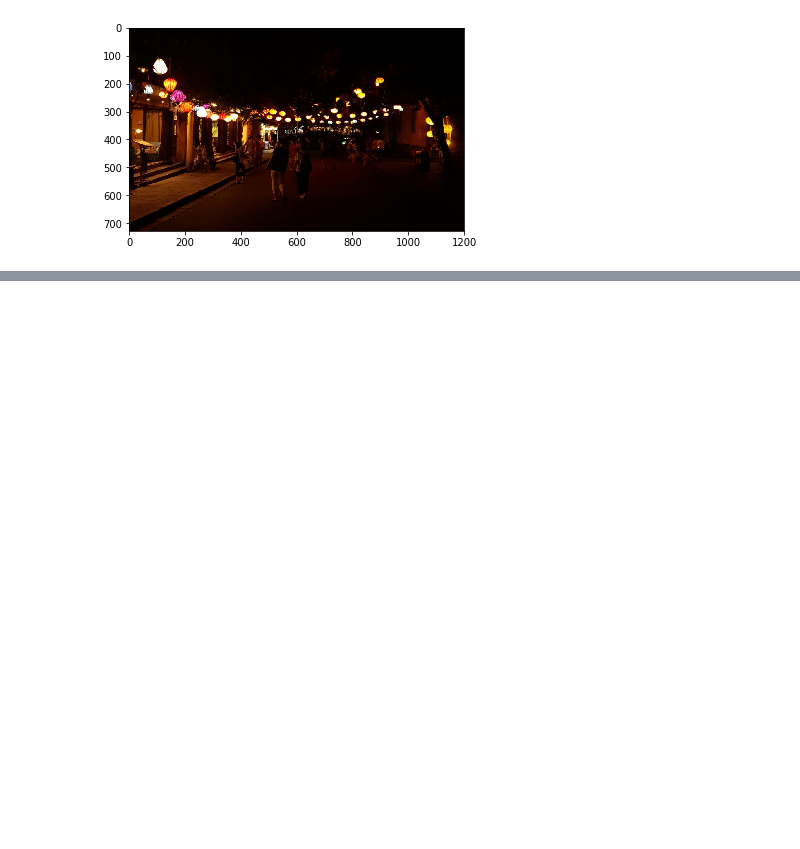
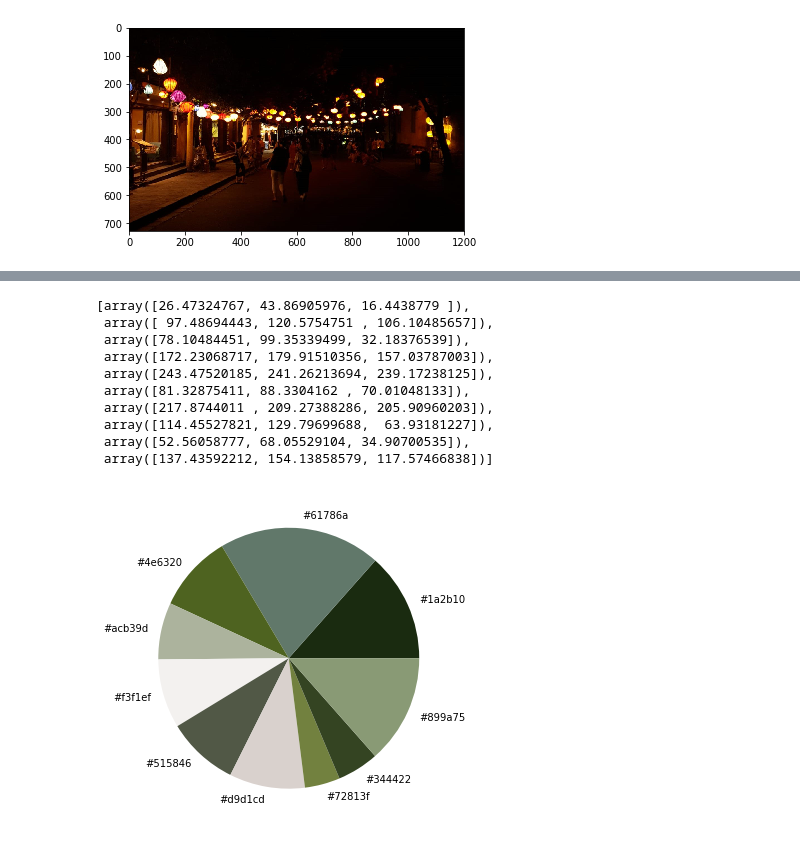
Before and after one commit to Nicolas670/green-tree, a Jupyter notebook: Color Detection.ipynb, the cells around one changed output, grey strips where cells are left out. Saved outputs shown, nothing was run; the diff lists cells and outputs as text; code cells hidden in the pictures; blank space fills up the shorter version.

```diff
--- a/Color Detection.ipynb
+++ b/Color Detection.ipynb
@@ -126,0 +138,15 @@ detect_colors(get_img("rainbow.jpg"), 4)
+# %%
+img = np.array(img)
+detect_colors(img, 10)
+# %% [output]
+[array([26.47324767, 43.86905976, 16.4438779 ]),
+ array([ 97.48694443, 120.5754751 , 106.10485657]),
+ array([78.10484451, 99.35339499, 32.18376539]),
+ array([172.23068717, 179.91510356, 157.03787003]),
+ array([243.47520185, 241.26213694, 239.17238125]),
+ array([81.32875411, 88.3304162 , 70.01048133]),
+ array([217.8744011 , 209.27388286, 205.90960203]),
+ array([114.45527821, 129.79699688,  63.93181227]),
+ array([52.56058777, 68.05529104, 34.90700535]),
+ array([137.43592212, 154.13858579, 117.57466838])]
+[figure, added]
```
Also changed, not shown: parts of 34 cells of this notebook.
